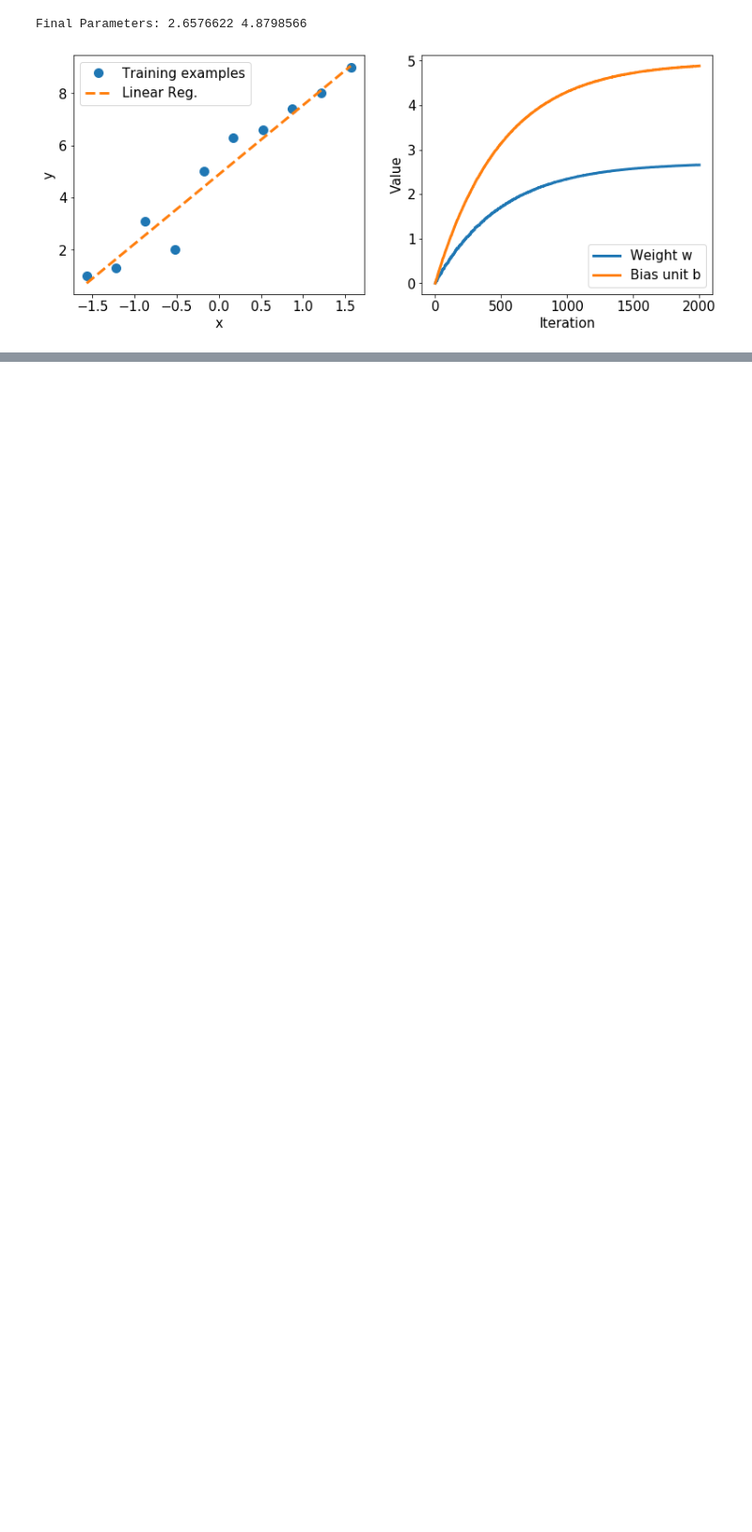
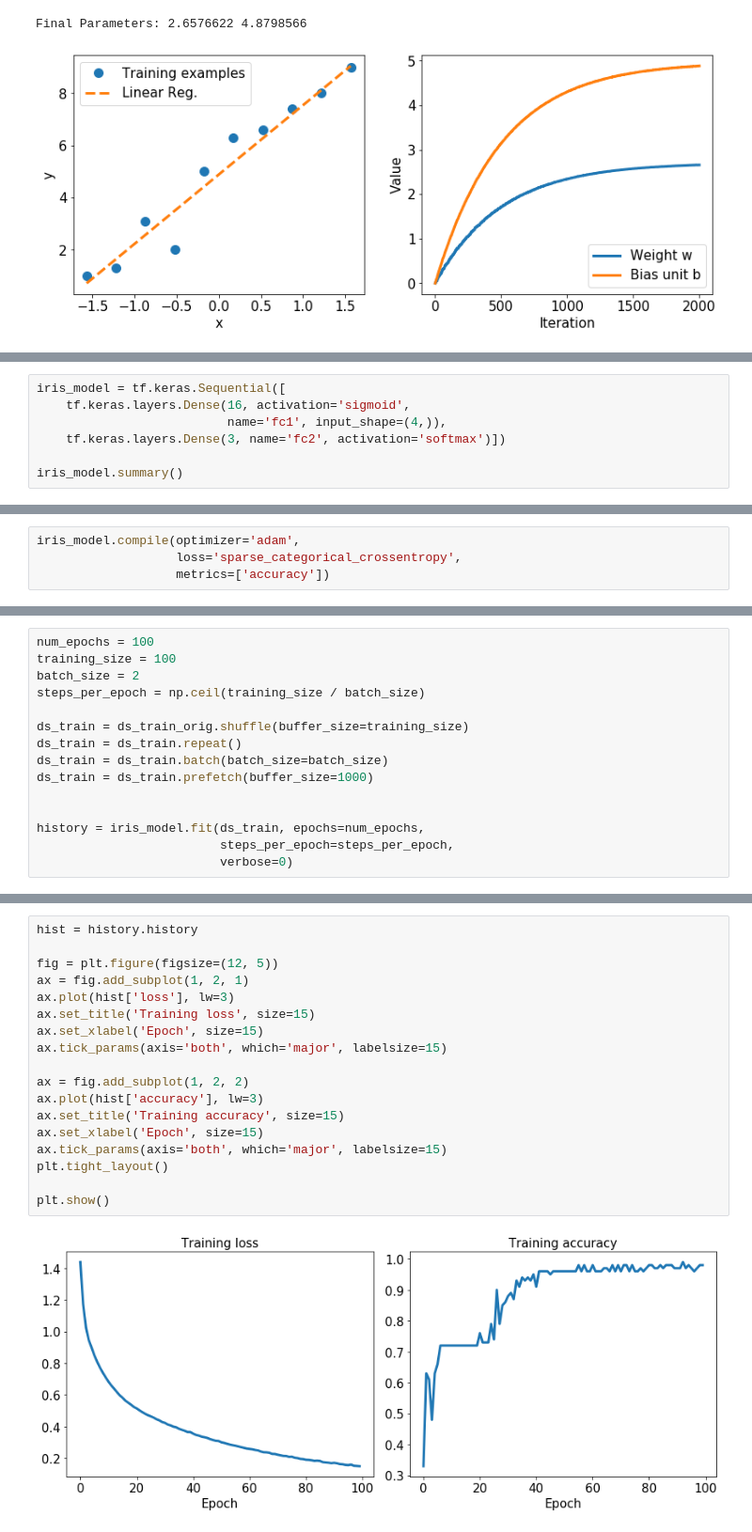
Before and after one commit to yonsken/python-ml-exercises, a Jupyter notebook: chapter_exercises/chapter_13/keras.ipynb, the cells around one changed output, grey strips where cells are left out. Shown: that part at 94% size. Drawn from its saved outputs; the diff is of its cells as text; blank space fills up the shorter version.

Commit message:
Add a section on classifying the Iris dataset using Keras API

```diff
--- a/chapter_exercises/chapter_13/keras.ipynb
+++ b/chapter_exercises/chapter_13/keras.ipynb
@@ -177,0 +303,7 @@ Final Parameters: 2.6576622 4.8798566
+# %%
+iris_model = tf.keras.Sequential([
+    tf.keras.layers.Dense(16, activation='sigmoid',
+                          name='fc1', input_shape=(4,)),
+    tf.keras.layers.Dense(3, name='fc2', activation='softmax')])
+
+iris_model.summary()
@@ -177,0 +325,4 @@ Final Parameters: 2.6576622 4.8798566
+# %%
+iris_model.compile(optimizer='adam',
+                   loss='sparse_categorical_crossentropy',
+                   metrics=['accuracy'])
@@ -177,0 +333,15 @@ Final Parameters: 2.6576622 4.8798566
+# %%
+num_epochs = 100
+training_size = 100
+batch_size = 2
+steps_per_epoch = np.ceil(training_size / batch_size)
+
+ds_train = ds_train_orig.shuffle(buffer_size=training_size)
+ds_train = ds_train.repeat()
+ds_train = ds_train.batch(batch_size=batch_size)
+ds_train = ds_train.prefetch(buffer_size=1000)
+
+
+history = iris_model.fit(ds_train, epochs=num_epochs,
+                         steps_per_epoch=steps_per_epoch,
+                         verbose=0)
@@ -177,0 +351,20 @@ Final Parameters: 2.6576622 4.8798566
+# %%
+hist = history.history
+
+fig = plt.figure(figsize=(12, 5))
+ax = fig.add_subplot(1, 2, 1)
+ax.plot(hist['loss'], lw=3)
+ax.set_title('Training loss', size=15)
+ax.set_xlabel('Epoch', size=15)
+ax.tick_params(axis='both', which='major', labelsize=15)
+
+ax = fig.add_subplot(1, 2, 2)
+ax.plot(hist['accuracy'], lw=3)
+ax.set_title('Training accuracy', size=15)
+ax.set_xlabel('Epoch', size=15)
+ax.tick_params(axis='both', which='major', labelsize=15)
+plt.tight_layout()
+
+plt.show()
+# %% [output]
+[figure, added]
```
Also changed, not shown: parts of 27 cells of this notebook, 1 other file.
